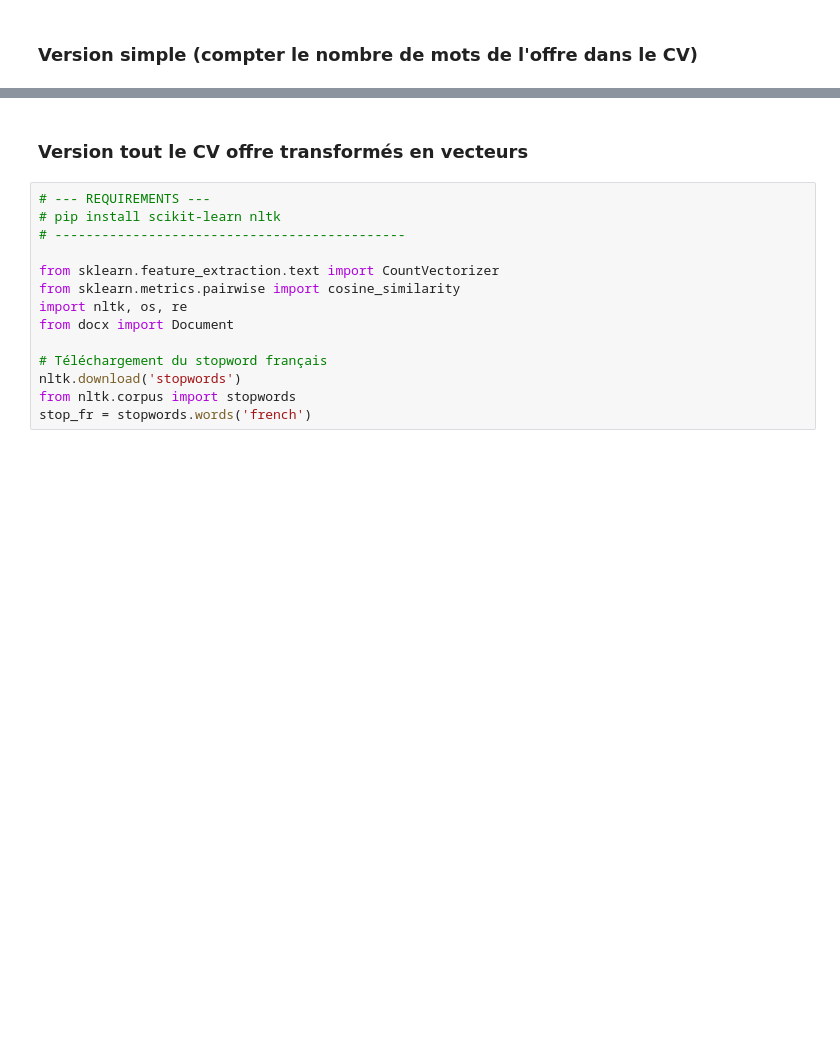
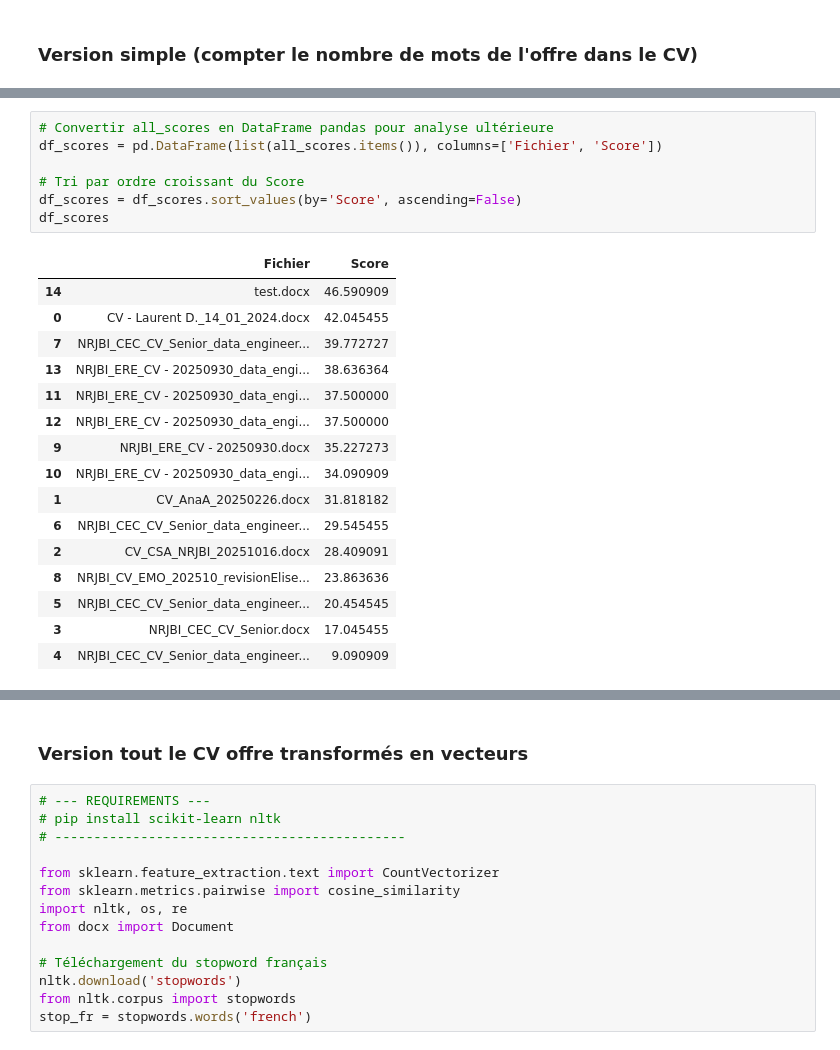
Before and after one commit to ladveuphor/cv-scorer, a Jupyter notebook: scoring_tf_idf.ipynb, the cells around one changed output, grey strips where cells are left out. Drawn from its saved outputs; the diff is of its cells as text; blank space fills up the shorter version.

```diff
--- a/scoring_tf_idf.ipynb
+++ b/scoring_tf_idf.ipynb
@@ -104 +168,25 @@ Score de correspondance pour NRJBI_CV_EMO_202510_revisionElise.docx : 23.9 %
 Score de correspondance pour test.docx : 46.6 %
+# %%
+# Convertir all_scores en DataFrame pandas pour analyse ultérieure
+df_scores = pd.DataFrame(list(all_scores.items()), columns=['Fichier', 'Score'])
+
+# Tri par ordre croissant du Score
+df_scores = df_scores.sort_values(by='Score', ascending=False)
+df_scores
+# %% [output]
+|  | Fichier | Score |
+| 14 | test.docx | 46.590909 |
+| 0 | CV - Laurent D._14_01_2024.docx | 42.045455 |
+| 7 | NRJBI_CEC_CV_Senior_data_engineer... | 39.772727 |
+| 13 | NRJBI_ERE_CV - 20250930_data_engi... | 38.636364 |
+| 11 | NRJBI_ERE_CV - 20250930_data_engi... | 37.500000 |
+| 12 | NRJBI_ERE_CV - 20250930_data_engi... | 37.500000 |
+| 9 | NRJBI_ERE_CV - 20250930.docx | 35.227273 |
+| 10 | NRJBI_ERE_CV - 20250930_data_engi... | 34.090909 |
+| 1 | CV_AnaA_20250226.docx | 31.818182 |
+| 6 | NRJBI_CEC_CV_Senior_data_engineer... | 29.545455 |
+| 2 | CV_CSA_NRJBI_20251016.docx | 28.409091 |
+| 8 | NRJBI_CV_EMO_202510_revisionElise... | 23.863636 |
+| 5 | NRJBI_CEC_CV_Senior_data_engineer... | 20.454545 |
+| 3 | NRJBI_CEC_CV_Senior.docx | 17.045455 |
+| 4 | NRJBI_CEC_CV_Senior_data_engineer... | 9.090909 |
```
Also changed, not shown: parts of 14 cells of this notebook, 9 other files.
